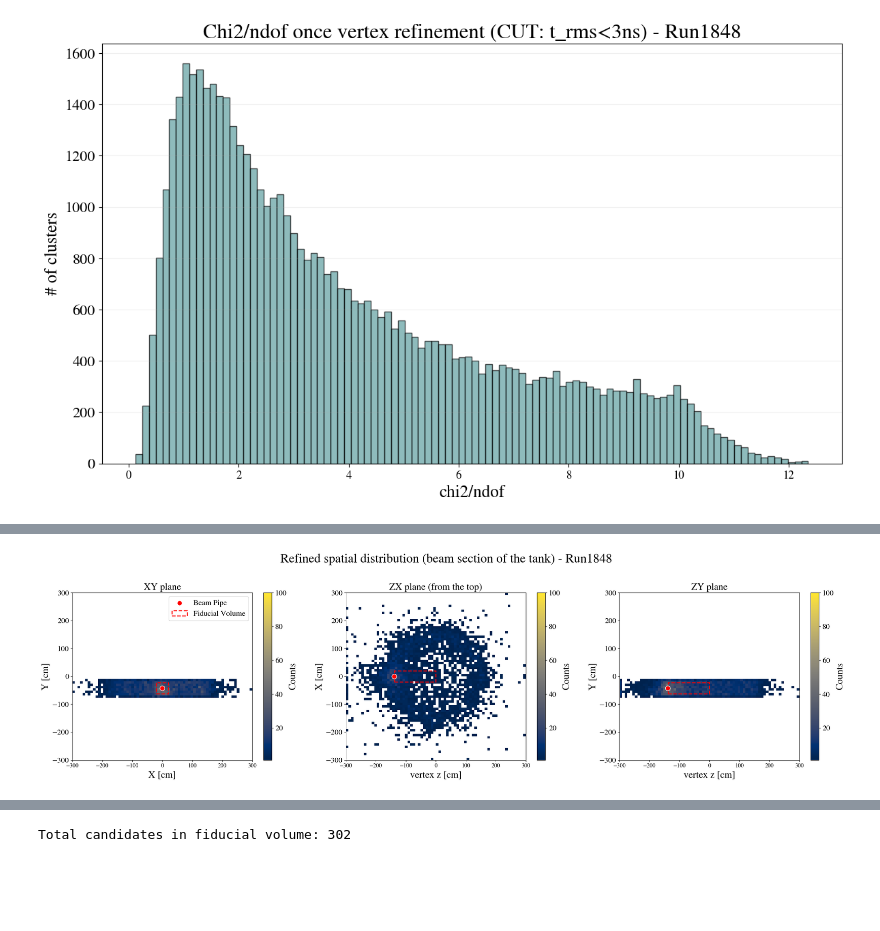
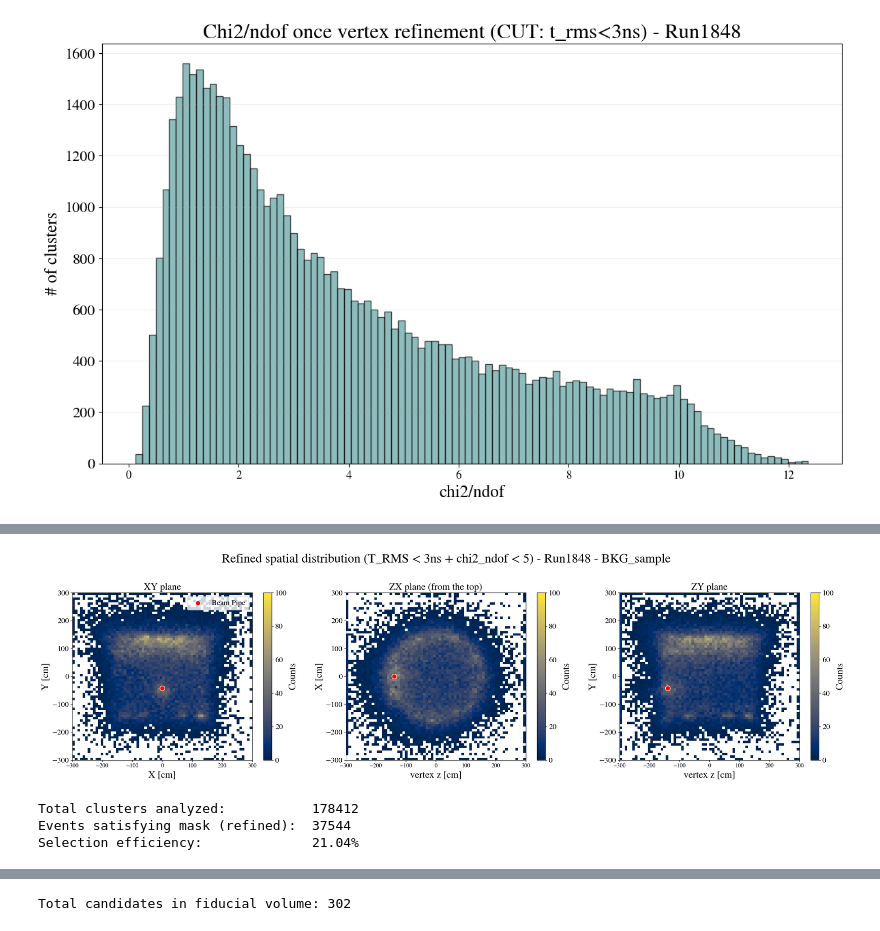
Before and after one commit to elenaramos44/9Li_analysis, a Jupyter notebook: notebooks/multilat_vertex.ipynb, the cells around one changed output, grey strips where cells are left out. Drawn from its saved outputs; the diff is of its cells as text; code cells hidden in the pictures; blank space fills up the shorter version.

```diff
--- a/notebooks/multilat_vertex.ipynb
+++ b/notebooks/multilat_vertex.ipynb
@@ -976,65 +985,70 @@ Selection efficiency:              69.96%
 # %%
-tank_limit = 300
+import matplotlib.patches as patches
 
-mask_refined = (df_final['fit_success'] == True) & \
-               (df_final["chi2_ndof"] < 5) & \
-               (df_final["v_y_fine"] < -12) & \
-               (df_final["v_y_fine"] > -72)
+mask_refined = (df_final['v_x_fine'].notna()) & \
+               (df_final["chi2_ndof"] < 5)
 
 df_clean = df_final[mask_refined].copy()
 
+
+
 fig, axs = plt.subplots(1, 3, figsize=(24, 7))
 beam_pipe = [0.0, -42.47, -138.79]
-x_lims, y_lims, z_lims = [-20, 20], [-62, -22], [-138,0]
+
+#FV
+x_lims = [-20, 20]
+y_lims = [-62, -22]
+z_lims = [-138, 0]
+
 box_style = dict(linewidth=2, edgecolor='red', facecolor='none', linestyle='--')
 
-#fix color bar for comparison
-VMAX_DENSITY = 100
-
 # XY plane
-im0 = axs[0].hist2d(df_clean['v_x_fine'], df_clean['v_y_fine'],
-                    bins=70, cmap='cividis', cmin=1,
-                    range=[[-tank_limit, tank_limit], [-tank_limit, tank_limit]],
-                    vmax=VMAX_DENSITY)
+im0 = axs[0].hist2d(df_clean['v_x_fine'], df_clean['v_y_fine'], bins=70, cmap='cividis', cmin=1, vmin=0, vmax=100)
 axs[0].scatter(beam_pipe[0], beam_pipe[1], color='red', s=100, edgecolors='white', label='Beam Pipe', zorder=10)
-axs[0].add_patch(patches.Rectangle((x_lims[0], y_lims[0]), x_lims[1]-x_lims[0], y_lims[1]-y_lims[0], **box_style, label='Fiducial Volume'))
+#rect_xy = patches.Rectangle((x_lims[0], y_lims[0]), x_lims[1]-x_lims[0], y_lims[1]-y_lims[0], **box_style, label='Fiducial Volume')
+#axs[0].add_patch(rect_xy)
 axs[0].set_title("XY plane")
 axs[0].set_xlabel("X [cm]")
 axs[0].set_ylabel("Y [cm]")
+axs[0].legend(loc='upper right')
 plt.colorbar(im0[3], ax=axs[0], label='Counts')
-axs[0].legend(loc='upper right')
 
 # ZX plane
-im1 = axs[1].hist2d(df_clean['v_z_fine'], df_clean['v_x_fine'],
-                    bins=70, cmap='cividis', cmin=1,
-                    range=[[-tank_limit, tank_limit], [-tank_limit, tank_limit]],
-                    vmax=VMAX_DENSITY)
+im1 = axs[1].hist2d(df_clean['v_z_fine'], df_clean['v_x_fine'], bins=70, cmap='cividis', cmin=1, vmin=0, vmax=100)
 axs[1].scatter(beam_pipe[2], beam_pipe[0], color='red', s=100, edgecolors='white', zorder=10)
-axs[1].add_patch(patches.Rectangle((z_lims[0], x_lims[0]), z_lims[1]-z_lims[0], x_lims[1]-x_lims[0], **box_style))
+#rect_zx = patches.Rectangle((z_lims[0], x_lims[0]), z_lims[1]-z_lims[0], x_lims[1]-x_lims[0], **box_style)
+#axs[1].add_patch(rect_zx)
 axs[1].set_title("ZX plane (from the top)")
 axs[1].set_xlabel("vertex z [cm]")
 axs[1].set_ylabel("X [cm]")
 plt.colorbar(im1[3], ax=axs[1], label='Counts')
 
 # ZY plane
-im2 = axs[2].hist2d(df_clean['v_z_fine'], df_clean['v_y_fine'],
-                    bins=70, cmap='cividis', cmin=1,
-                    range=[[-tank_limit, tank_limit], [-tank_limit, tank_limit]],
-                    vmax=VMAX_DENSITY)
+im2 = axs[2].hist2d(df_clean['v_z_fine'], df_clean['v_y_fine'], bins=70, cmap='cividis', cmin=1, vmin=0, vmax=100)
 axs[2].scatter(beam_pipe[2], beam_pipe[1], color='red', s=100, edgecolors='white', zorder=10)
-axs[2].add_patch(patches.Rectangle((z_lims[0], y_lims[0]), z_lims[1]-z_lims[0], y_lims[1]-y_lims[0], **box_style))
+#rect_zy = patches.Rectangle((z_lims[0], y_lims[0]), z_lims[1]-z_lims[0], y_lims[1]-y_lims[0], **box_style)
+#axs[2].add_patch(rect_zy)
 axs[2].set_title("ZY plane")
 axs[2].set_xlabel("vertex z [cm]")
 axs[2].set_ylabel("Y [cm]")
 plt.colorbar(im2[3], ax=axs[2], label='Counts')
 
-# force tank limits
-for ax in axs:
-    ax.set_xlim(-tank_limit, tank_limit)
-    ax.set_ylim(-tank_limit, tank_limit)
-
-plt.suptitle(f"Refined spatial distribution (beam section of the tank) - Run{run_number}")
+plt.suptitle(f"Refined spatial distribution (T_RMS < 3ns + chi2_ndof < 5) - Run{run_number} - BKG_sample")
 plt.tight_layout()
 plt.show()
+
+
+
+total_events = len(df_all)
+passed_events = len(df_clean)
+percentage = (passed_events / total_events) * 100
+
+
+print(f"Total clusters analyzed:           {total_events}")
+print(f"Events satisfying mask (refined):  {passed_events}")
+print(f"Selection efficiency:              {percentage:.2f}%")
 # %% [output]
-[figure, old version]
+[figure, new version]
+Total clusters analyzed:           178412
+Events satisfying mask (refined):  37544
+Selection efficiency:              21.04%
```
Also changed, not shown: parts of 13 cells of this notebook, 21 other files.
